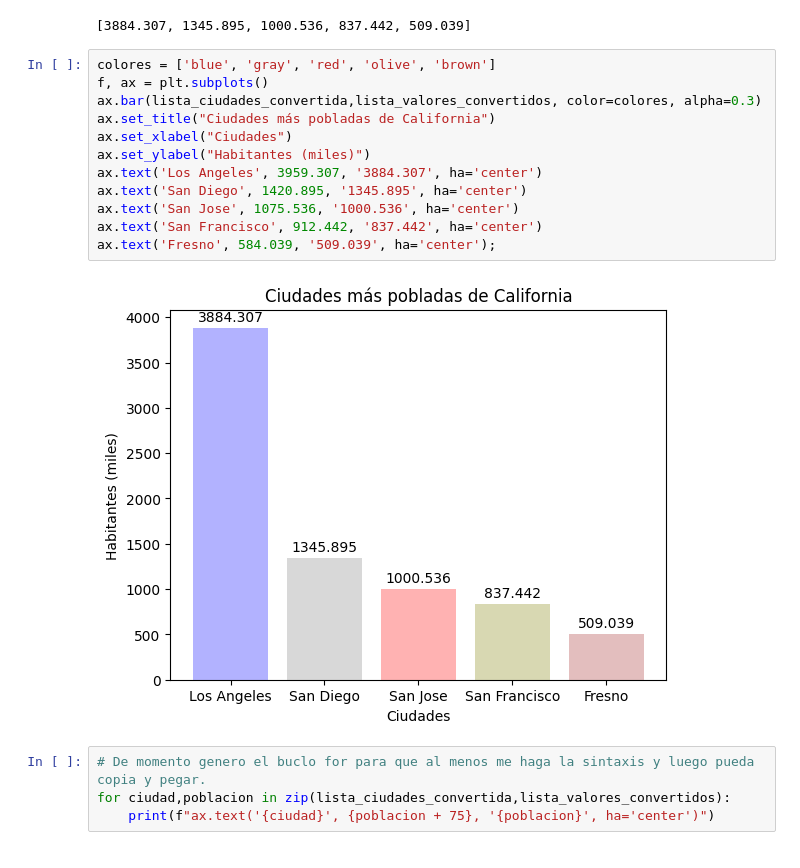
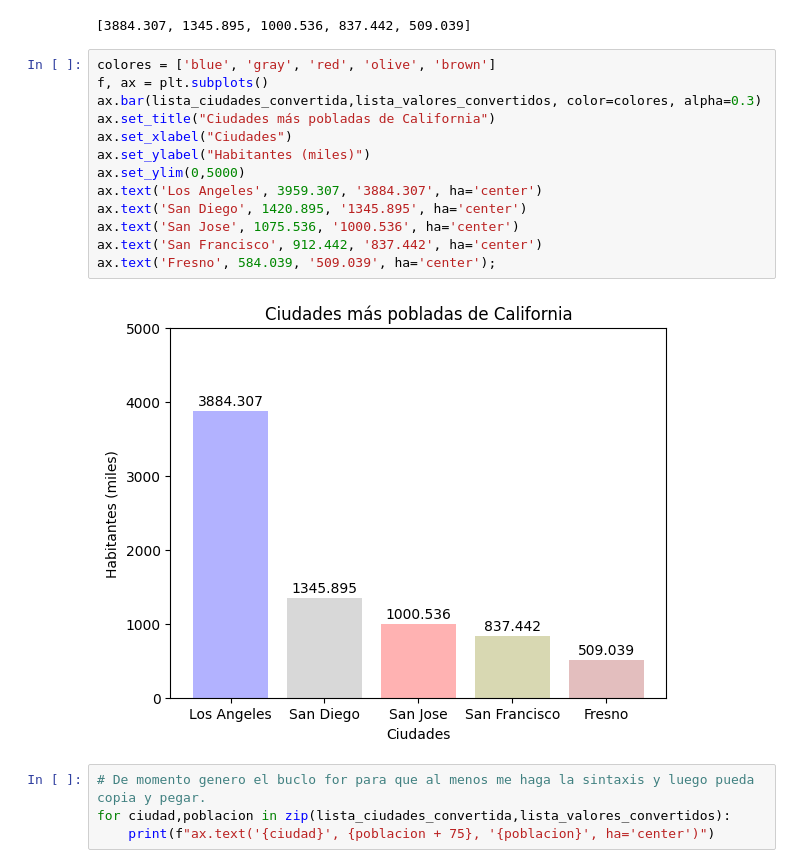
Before and after one commit to ANG112/ONLINE_DS_THEBRIDGE_ALFONSO_NIETO, a Jupyter notebook: 03_Analisis_de_Datos/Sprint_08/Unidad_01/Practica_Obligatoria/18_Practica_Obligatoria_Visualizacion_Basica.ipynb, the cells around one changed output. Drawn from its saved outputs; the diff is of its cells as text.

```diff
--- a/03_Analisis_de_Datos/Sprint_08/Unidad_01/Practica_Obligatoria/18_Practica_Obligatoria_Visualizacion_Basica.ipynb
+++ b/03_Analisis_de_Datos/Sprint_08/Unidad_01/Practica_Obligatoria/18_Practica_Obligatoria_Visualizacion_Basica.ipynb
@@ -142,17 +142,18 @@ lista_valores_convertidos
 # %%
 colores = ['blue', 'gray', 'red', 'olive', 'brown']
 f, ax = plt.subplots()
 ax.bar(lista_ciudades_convertida,lista_valores_convertidos, color=colores, alpha=0.3)
 ax.set_title("Ciudades más pobladas de California")
 ax.set_xlabel("Ciudades")
 ax.set_ylabel("Habitantes (miles)")
+ax.set_ylim(0,5000)
 ax.text('Los Angeles', 3959.307, '3884.307', ha='center')
 ax.text('San Diego', 1420.895, '1345.895', ha='center')
 ax.text('San Jose', 1075.536, '1000.536', ha='center')
 ax.text('San Francisco', 912.442, '837.442', ha='center')
 ax.text('Fresno', 584.039, '509.039', ha='center');
 # %% [output]
-[figure, old version]
+[figure, new version]
 # %%
 # De momento genero el buclo for para que al menos me haga la sintaxis y luego pueda copia y pegar.
 for ciudad,poblacion in zip(lista_ciudades_convertida,lista_valores_convertidos):
```
Also changed, not shown: 5 other files.
